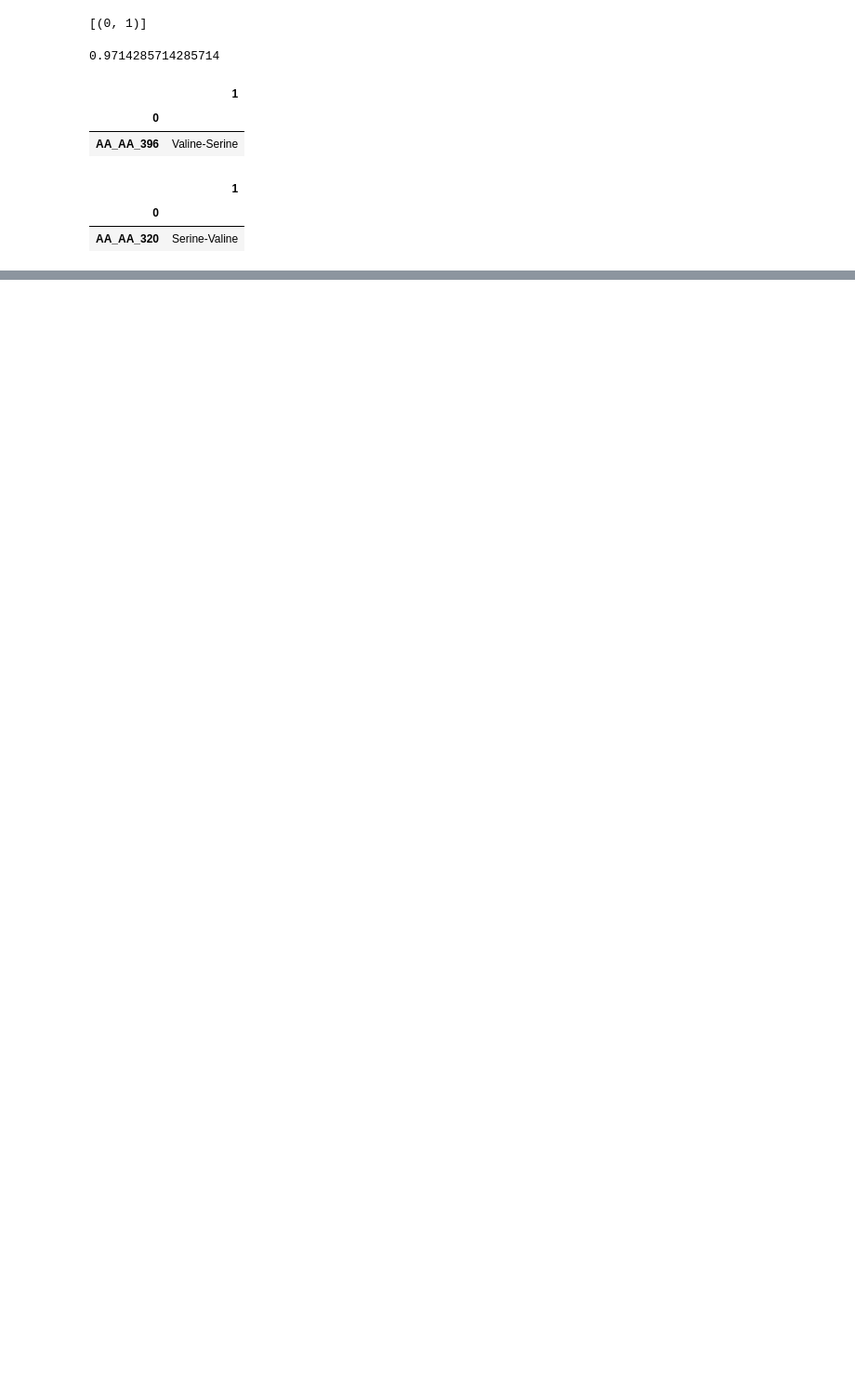
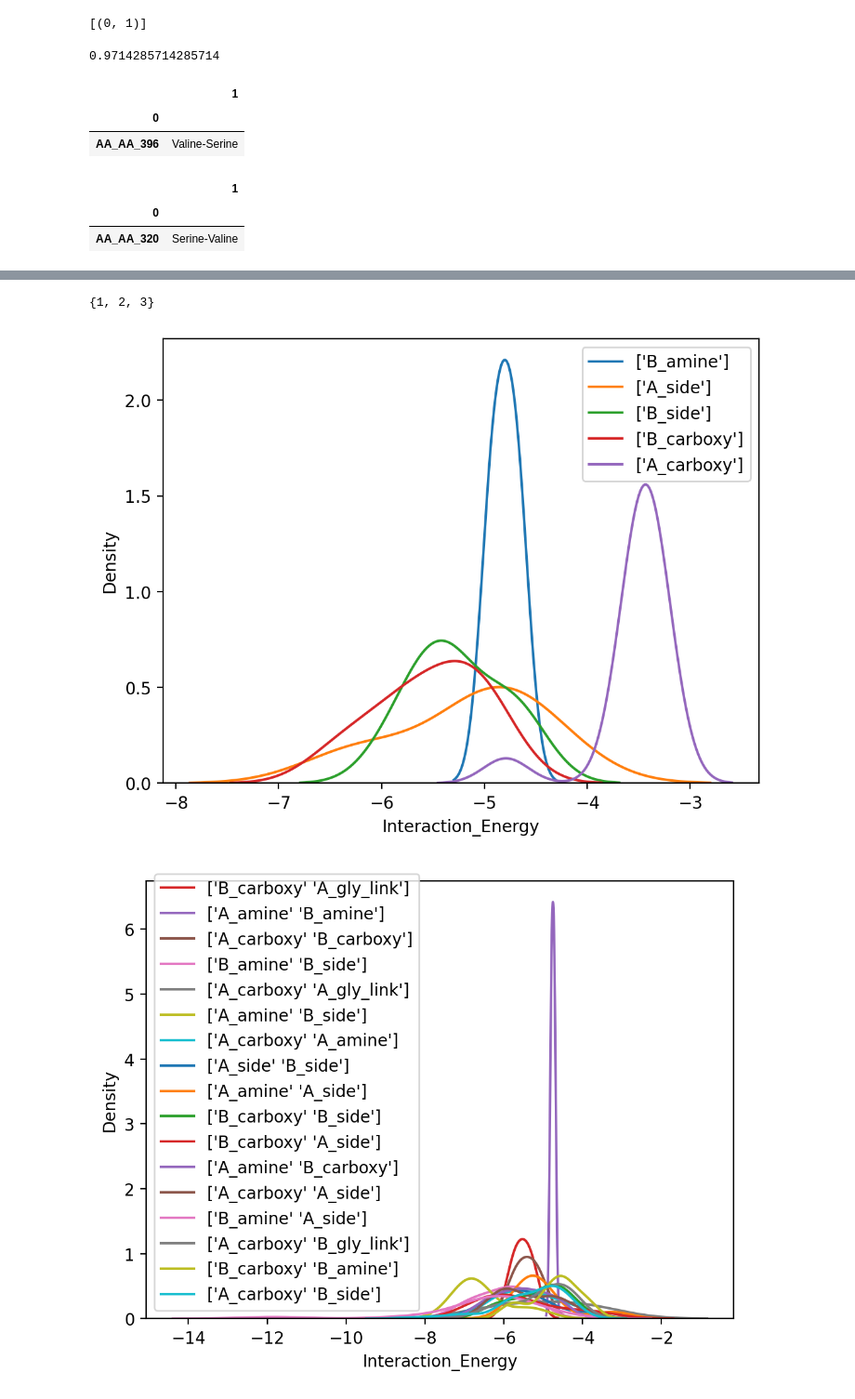
Before and after one commit to ChemRacer/dipeptide_co2, a Jupyter notebook: ML.ipynb, the cells around one changed output, grey strips where cells are left out. Shown at 93% size. Cells and saved outputs as stored; diff of their text form; code cells hidden in the pictures; blank space fills up the shorter version.

```diff
--- a/ML.ipynb
+++ b/ML.ipynb
@@ -242,18 +244,18 @@ bitkey
 # %%
-samples=len(y)
-X=np.zeros((samples,len(AAs)))
-Y=np.zeros((samples,1))
+# samples=len(y)
+# X=np.zeros((samples,len(AAs)))
+# Y=np.zeros((samples,1))
 
-for idx,(k,v) in enumerate(y.set_index('keypair').to_dict()['Interaction_Energy'].items()):
-    aa=pairs.loc[k].values[0].split('-')
-    a1=aa[0]
-    a2=aa[1]
-    if a1!=a2:
-        X[idx,bitkey[a1]]=1
-        X[idx,bitkey[a2]]=1
-    else:
-        X[idx,bitkey[a1]]=2
-    Y[idx]=v
+# for idx,(k,v) in enumerate(y.set_index('keypair').to_dict()['Interaction_Energy'].items()):
+#     aa=pairs.loc[k].values[0].split('-')
+#     a1=aa[0]
+#     a2=aa[1]
+#     if a1!=a2:
+#         X[idx,bitkey[a1]]=1
+#         X[idx,bitkey[a2]]=1
+#     else:
+#         X[idx,bitkey[a1]]=2
+#     Y[idx]=v
 # %%
 # # Create the MolGraph object
 # mg = MolGraph()
@@ -602,0 +427,2 @@ plt.show()
+# %%
+uniqueY=np.unique(Y,axis=0)
@@ -602,0 +433,4 @@ plt.show()
+# %%
+groupuniq={idun:{'idx':[ridx for ridx,row in enumerate(Y) if all(uY==row)],'inter':np.array(sitelist)[uY.astype(bool)]} for idun, uY in enumerate(uniqueY)}
+# %%
+cnt_inter={k:(len(v['idx']),v['inter']) for k,v in sorted(groupuniq.items(),key=lambda x: len(x[1]['idx']))}
@@ -602,0 +442,14 @@ plt.show()
+# %%
+set([len(v[1]) for k,v in sorted(cnt_inter.items(),key=lambda x: len(x[1][1]))])
+# %% [output]
+{1, 2, 3}
+# %%
+for i in [1,2,3]:
+    for idx, (cnt, inter) in sorted(cnt_inter.items(),key=lambda x: len(x[1][1])):
+        if len(inter)==i:
+            sns.kdeplot(df['Interaction_Energy'].iloc[groupuniq[idx]['idx']],label=inter,warn_singular=False)
+    plt.legend()
+    plt.show()
+# %% [output]
+[figure, added]
+[figure, added]
```
Also changed, not shown: parts of 58 cells of this notebook, 11 other files.
